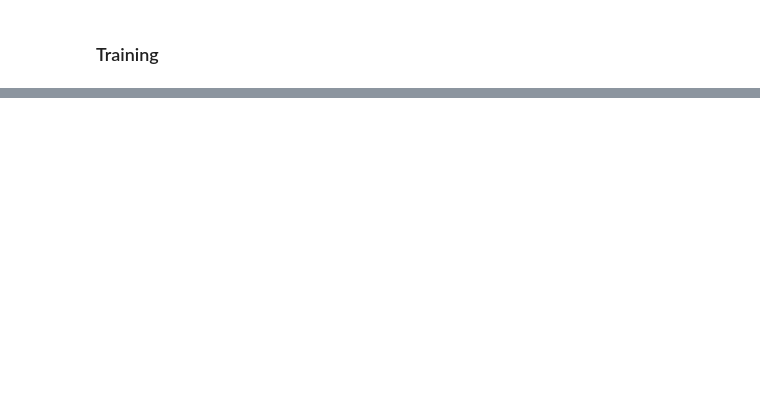
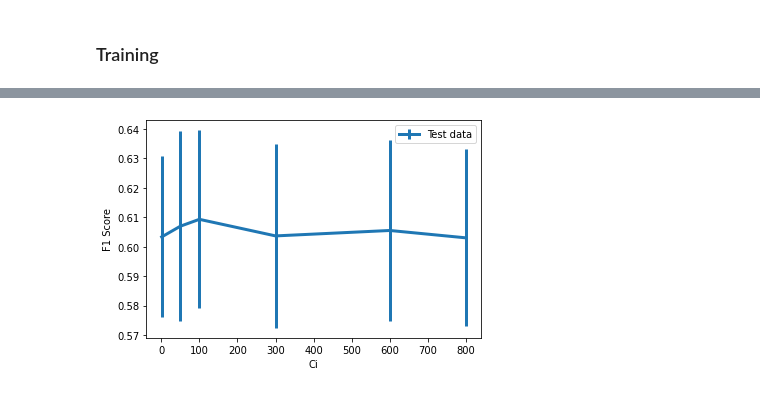
Before and after one commit to Asraelite/ml-group35, a Jupyter notebook: notebook/svm_notebook.ipynb, the cells around one changed output, grey strips where cells are left out. Drawn from its saved outputs; the diff is of its cells as text; code cells hidden in the pictures; blank space fills up the shorter version.

```diff
--- a/notebook/svm_notebook.ipynb
+++ b/notebook/svm_notebook.ipynb
@@ -197 +222,10 @@ plt.show()
+# %%
+plt.errorbar(Ci_range, mean_error, yerr=std_error, linewidth=3)
+plt.legend(['Test data'])
+plt.xlabel('Ci')
+plt.ylabel('F1 Score')
+plt.savefig(os.path.join(FIGURE_DIR,"svm_cv_ci"))
+plt.show()
+# %% [output]
+[figure, added]
 # %%
```
Also changed, not shown: parts of 15 cells of this notebook, 2 other files.
